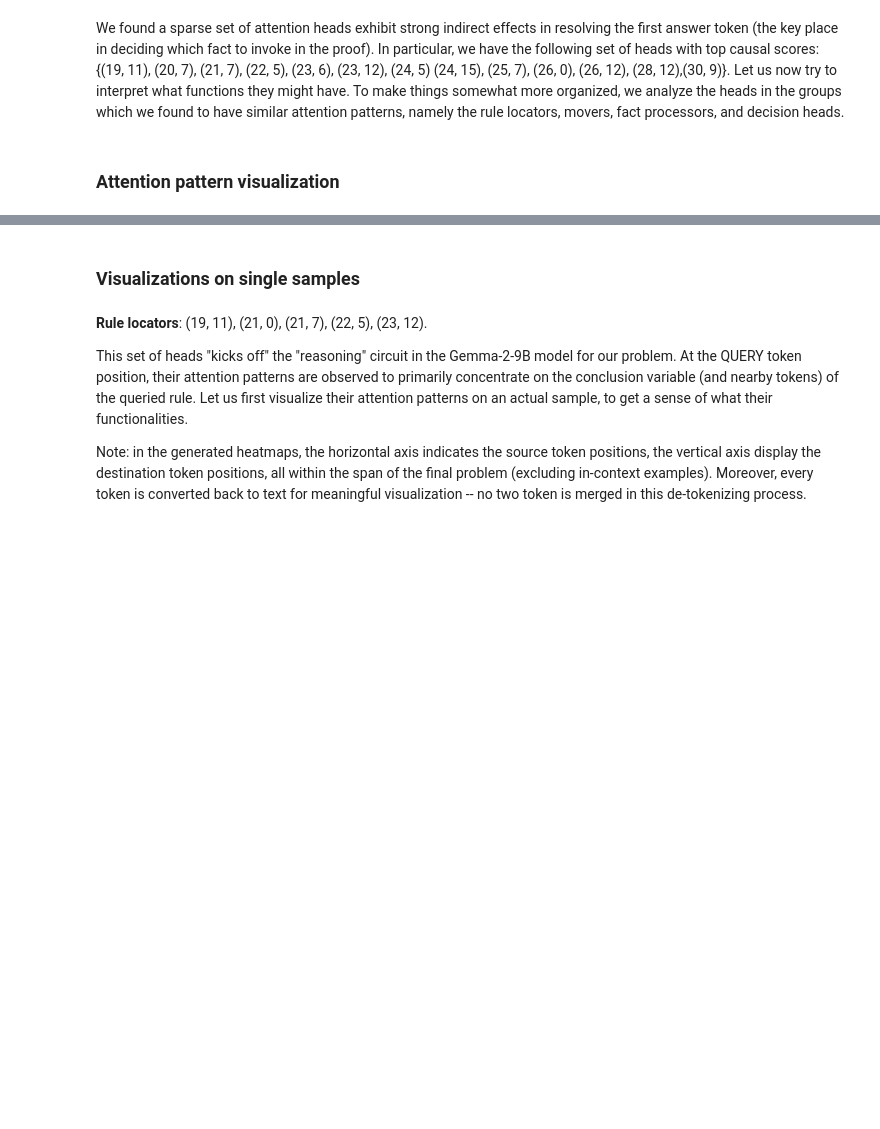
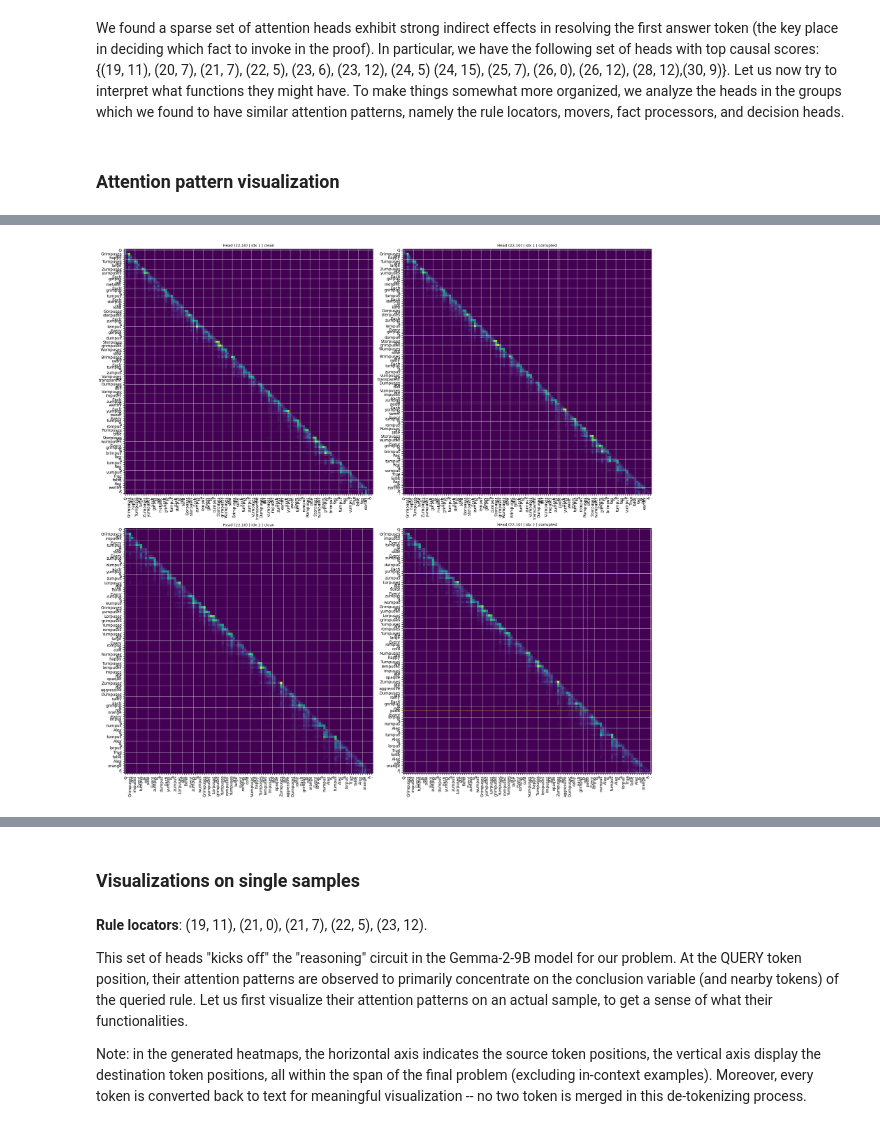
Before and after one commit to AndreyMymrin/QK-gueded-circuit-discovery, a Jupyter notebook: analysis_walkthrough/LLM Analysis Part 1 Circuit search, interpretation, and verification.ipynb, the cells around one changed output, grey strips where cells are left out. Saved outputs shown, nothing was run; the diff lists cells and outputs as text; code cells hidden in the pictures; blank space fills up the shorter version.

```diff
--- a/analysis_walkthrough/LLM Analysis Part 1 Circuit search, interpretation, and verification.ipynb
+++ b/analysis_walkthrough/LLM Analysis Part 1 Circuit search, interpretation, and verification.ipynb
@@ -1539,0 +1655,11 @@ plt.show()
+# %%
+print_grid_from_results(
+    layer_id=22,
+    head_id=10,
+    prompt_idxs=[1, 2],
+    seed=0,
+    name='Qwen3_8b',
+    max_xticks=120,
+)
+# %% [output]
+[figure, added]
```
Also changed, not shown: parts of 19 cells of this notebook, 16 other files.
